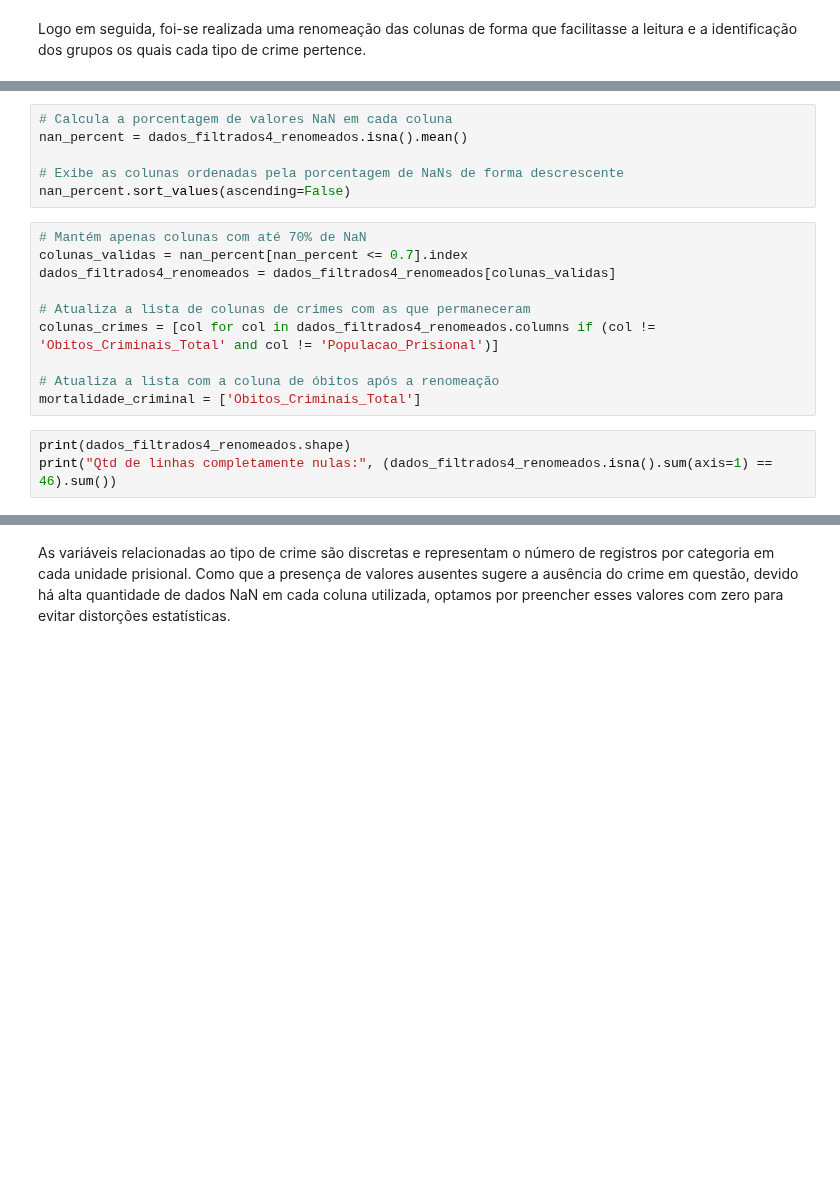
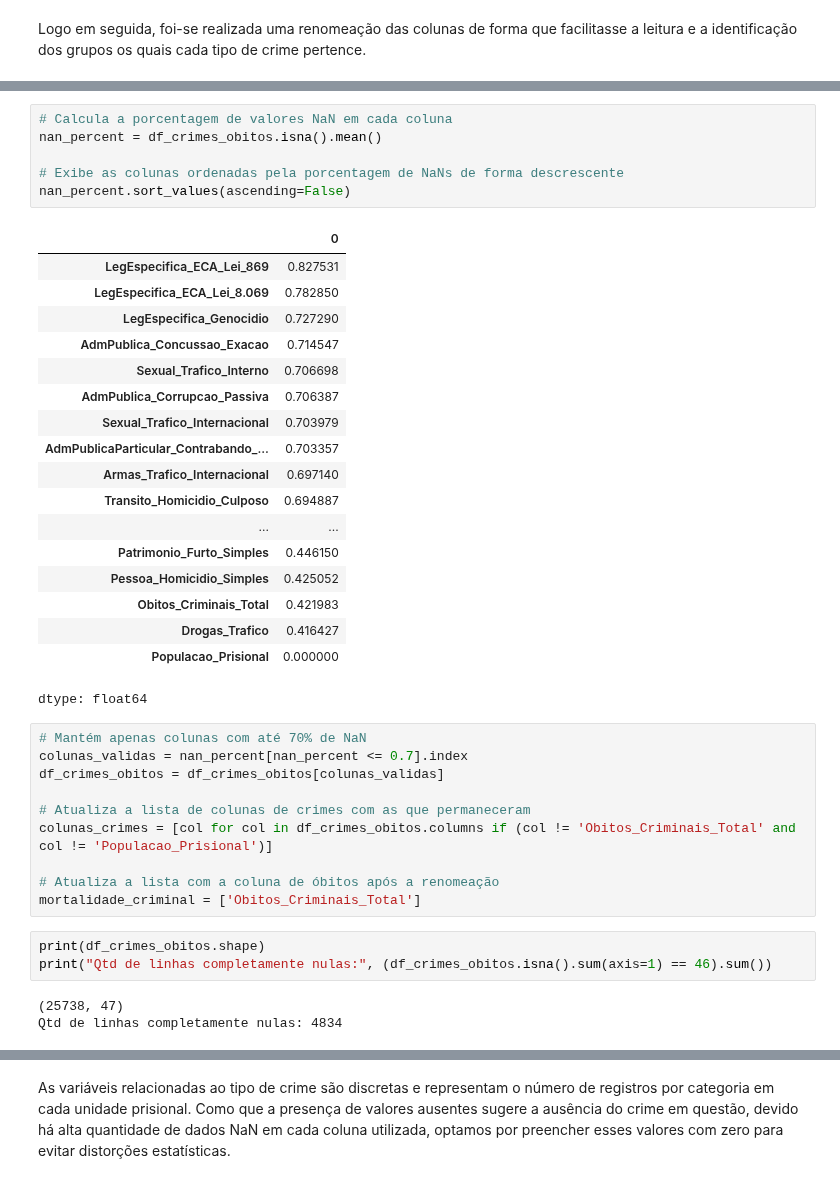
Before and after one commit to Caio-Brega/introducao-ciencia-dos-dados, a Jupyter notebook: TP_ICD.ipynb, the cells around one changed output, grey strips where cells are left out. Drawn from its saved outputs; the diff is of its cells as text; blank space fills up the shorter version.

```diff
--- a/TP_ICD.ipynb
+++ b/TP_ICD.ipynb
@@ -914,21 +931,43 @@ dados_filtrados4_renomeados.head(15)
 # %%
 # Calcula a porcentagem de valores NaN em cada coluna
-nan_percent = dados_filtrados4_renomeados.isna().mean()
+nan_percent = df_crimes_obitos.isna().mean()
 
 # Exibe as colunas ordenadas pela porcentagem de NaNs de forma descrescente
 nan_percent.sort_values(ascending=False)
+# %% [output]
+|  | 0 |
+| LegEspecifica_ECA_Lei_869 | 0.827531 |
+| LegEspecifica_ECA_Lei_8.069 | 0.782850 |
+| LegEspecifica_Genocidio | 0.727290 |
+| AdmPublica_Concussao_Exacao | 0.714547 |
+| Sexual_Trafico_Interno | 0.706698 |
+| AdmPublica_Corrupcao_Passiva | 0.706387 |
+| Sexual_Trafico_Internacional | 0.703979 |
+| AdmPublicaParticular_Contrabando_... | 0.703357 |
+| Armas_Trafico_Internacional | 0.697140 |
+| Transito_Homicidio_Culposo | 0.694887 |
+| ... | ... |
+| Patrimonio_Furto_Simples | 0.446150 |
+| Pessoa_Homicidio_Simples | 0.425052 |
+| Obitos_Criminais_Total | 0.421983 |
+| Drogas_Trafico | 0.416427 |
+| Populacao_Prisional | 0.000000 |
+dtype: float64
 # %%
 # Mantém apenas colunas com até 70% de NaN
 colunas_validas = nan_percent[nan_percent <= 0.7].index
-dados_filtrados4_renomeados = dados_filtrados4_renomeados[colunas_validas]
+df_crimes_obitos = df_crimes_obitos[colunas_validas]
 
 # Atualiza a lista de colunas de crimes com as que permaneceram
-colunas_crimes = [col for col in dados_filtrados4_renomeados.columns if (col != 'Obitos_Criminais_Total' and col != 'Populacao_Prisional')]
+colunas_crimes = [col for col in df_crimes_obitos.columns if (col != 'Obitos_Criminais_Total' and col != 'Populacao_Prisional')]
 
 # Atualiza a lista com a coluna de óbitos após a renomeação
 mortalidade_criminal = ['Obitos_Criminais_Total']
 # %%
-print(dados_filtrados4_renomeados.shape)
-print("Qtd de linhas completamente nulas:", (dados_filtrados4_renomeados.isna().sum(axis=1) == 46).sum())
+print(df_crimes_obitos.shape)
+print("Qtd de linhas completamente nulas:", (df_crimes_obitos.isna().sum(axis=1) == 46).sum())
+# %% [output]
+(25738, 47)
+Qtd de linhas completamente nulas: 4834
 # %%
 # Remove linhas completamente nulas (com NaN)
```
Also changed, not shown: parts of 14 cells of this notebook.
